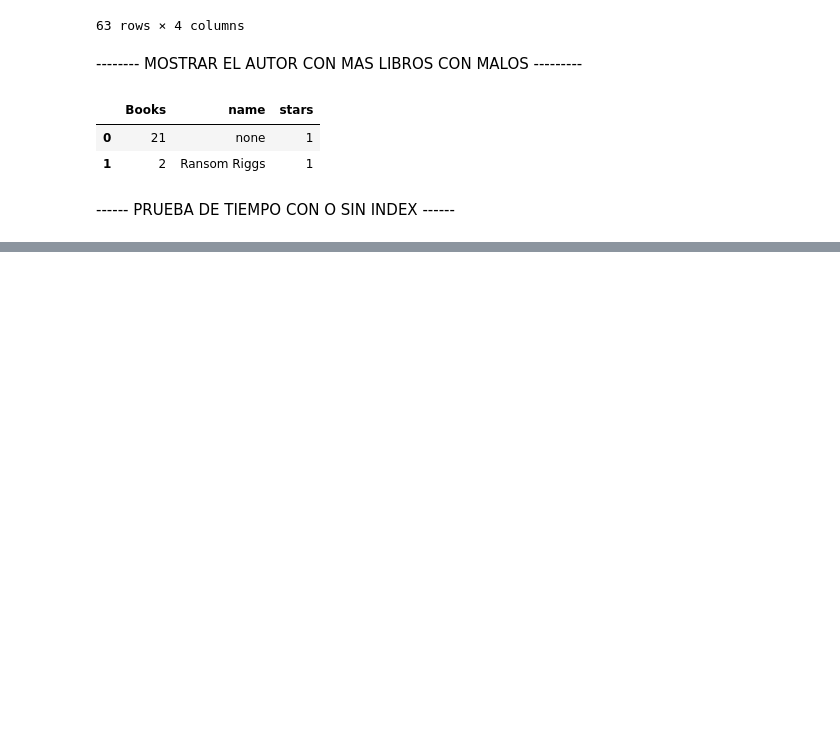
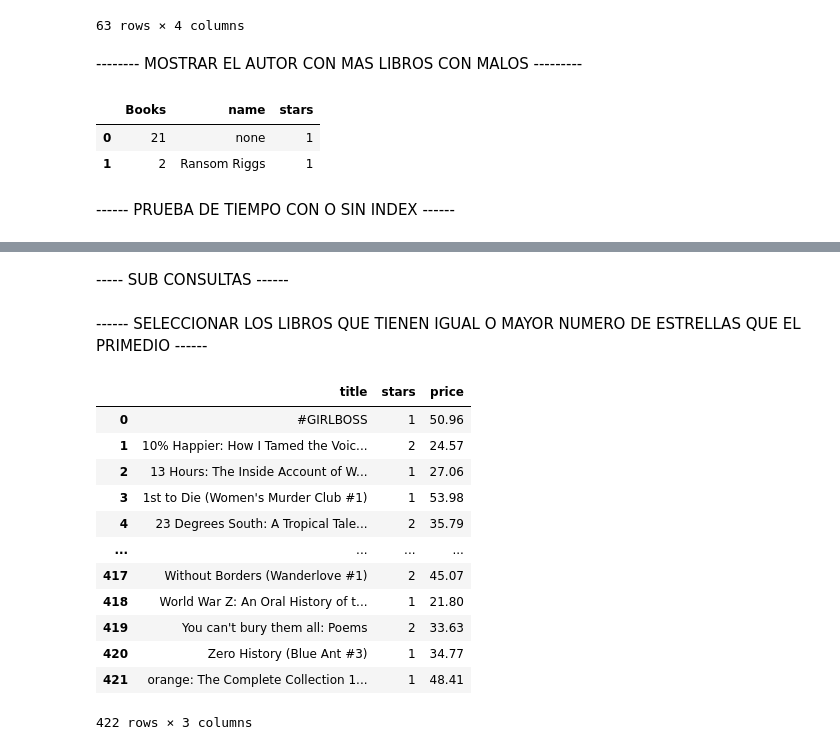
Before and after one commit to SadCloud03/challenge-4-scraper, a Jupyter notebook: scraper.ipynb, the cells around one changed output, grey strips where cells are left out. Drawn from its saved outputs; the diff is of its cells as text; code cells hidden in the pictures; blank space fills up the shorter version.

Commit message:
pruebas de consultas a la base de datos con subconsultas dentro

```diff
--- a/scraper.ipynb
+++ b/scraper.ipynb
@@ -448,0 +449,43 @@ con indice:  0.0010311603546142578
+# %% [markdown]
+----- SUB CONSULTAS ------
+# %% [markdown]
+------ SELECCIONAR LOS LIBROS QUE TIENEN IGUAL O MAYOR NUMERO DE ESTRELLAS QUE EL PRIMEDIO ------
+# %%
+import sqlite3
+import pandas as pd
+
+conexion = sqlite3.connect("dataBase.db")
+
+query = """
+    SELECT
+        title,
+        stars,
+        price
+    FROM Books
+    WHERE
+        stars <= (
+            SELECT
+                AVG(stars) as stars
+            FROM Books)
+    GROUP BY title;
+"""
+
+df = pd.read_sql_query(query, conexion)
+
+conexion.close()
+
+display(df)
+# %% [output]
+|  | title | stars | price |
+| 0 | #GIRLBOSS | 1 | 50.96 |
+| 1 | 10% Happier: How I Tamed the Voic... | 2 | 24.57 |
+| 2 | 13 Hours: The Inside Account of W... | 1 | 27.06 |
+| 3 | 1st to Die (Women's Murder Club #1) | 1 | 53.98 |
+| 4 | 23 Degrees South: A Tropical Tale... | 2 | 35.79 |
+| ... | ... | ... | ... |
+| 417 | Without Borders (Wanderlove #1) | 2 | 45.07 |
+| 418 | World War Z: An Oral History of t... | 1 | 21.80 |
+| 419 | You can't bury them all: Poems | 2 | 33.63 |
+| 420 | Zero History (Blue Ant #3) | 1 | 34.77 |
+| 421 | orange: The Complete Collection 1... | 1 | 48.41 |
+422 rows × 3 columns
```
Also changed, not shown: parts of 3 cells of this notebook.
